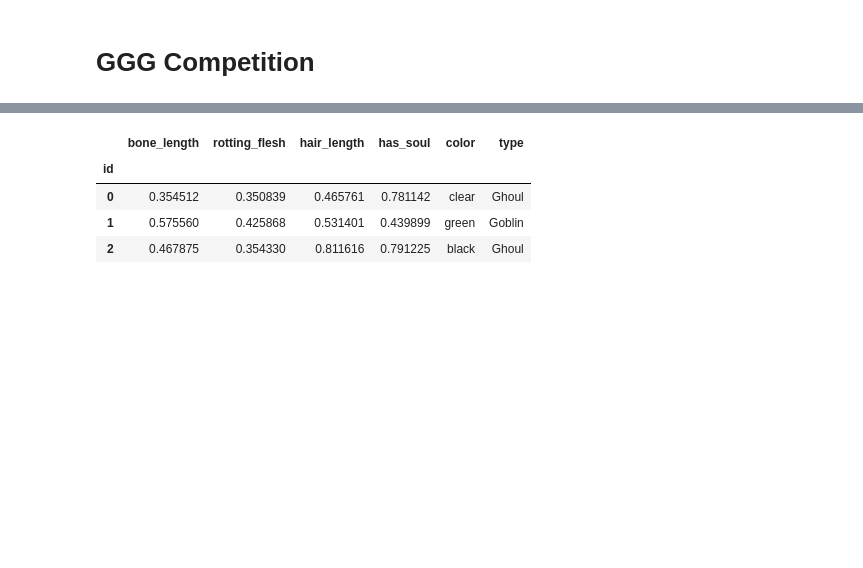
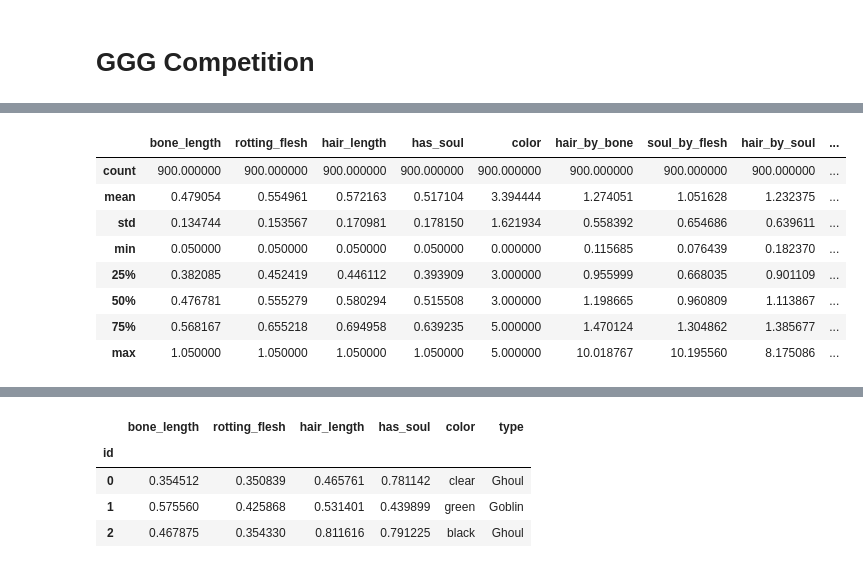
Before and after one commit to BRomanchuk/ML_projects, a Jupyter notebook: ghouls-goblins-and-ghosts-boo/GGG.ipynb, the cells around one changed output, grey strips where cells are left out. Cells and saved outputs as stored; diff of their text form; code cells hidden in the pictures; blank space fills up the shorter version.

```diff
--- a/ghouls-goblins-and-ghosts-boo/GGG.ipynb
+++ b/ghouls-goblins-and-ghosts-boo/GGG.ipynb
@@ -13,5 +24,5 @@ ghoul_mask = data['type'] == 'Ghoul'
 goblin_mask = data['type'] == 'Goblin'
 ghost_mask = data['type'] == 'Ghost'
 # %%
-data.drop(data.sample(frac=1)[ghoul_mask].head(12).index, axis=0, inplace=True)
-data.drop(data.sample(frac=1)[goblin_mask].head(8).index, axis=0, inplace=True)
+# data.drop(data.sample(frac=1)[ghoul_mask].head(12).index, axis=0, inplace=True)
+# data.drop(data.sample(frac=1)[goblin_mask].head(8).index, axis=0, inplace=True)
@@ -19,0 +33,7 @@ df = pd.concat([data.drop('type', axis=1), test], ignore_index=True)
+# %%
+numeric = ['bone_length', 'rotting_flesh', 'hair_length', 'has_soul']
+
+if df['bone_length'].min() == 0:
+    df[numeric] += 0.05
+
+df.head()
@@ -19,0 +70,12 @@ df = pd.concat([data.drop('type', axis=1), test], ignore_index=True)
+# %%
+df.describe()
+# %% [output]
+|  | bone_length | rotting_flesh | hair_length | has_soul | color | hair_by_bone | soul_by_flesh | hair_by_soul | ... |
+| count | 900.000000 | 900.000000 | 900.000000 | 900.000000 | 900.000000 | 900.000000 | 900.000000 | 900.000000 | ... |
+| mean | 0.479054 | 0.554961 | 0.572163 | 0.517104 | 3.394444 | 1.274051 | 1.051628 | 1.232375 | ... |
+| std | 0.134744 | 0.153567 | 0.170981 | 0.178150 | 1.621934 | 0.558392 | 0.654686 | 0.639611 | ... |
+| min | 0.050000 | 0.050000 | 0.050000 | 0.050000 | 0.000000 | 0.115685 | 0.076439 | 0.182370 | ... |
+| 25% | 0.382085 | 0.452419 | 0.446112 | 0.393909 | 3.000000 | 0.955999 | 0.668035 | 0.901109 | ... |
+| 50% | 0.476781 | 0.555279 | 0.580294 | 0.515508 | 3.000000 | 1.198665 | 0.960809 | 1.113867 | ... |
+| 75% | 0.568167 | 0.655218 | 0.694958 | 0.639235 | 5.000000 | 1.470124 | 1.304862 | 1.385677 | ... |
+| max | 1.050000 | 1.050000 | 1.050000 | 1.050000 | 5.000000 | 10.018767 | 10.195560 | 8.175086 | ... |
```
Also changed, not shown: parts of 10 cells of this notebook, 2 other files.
